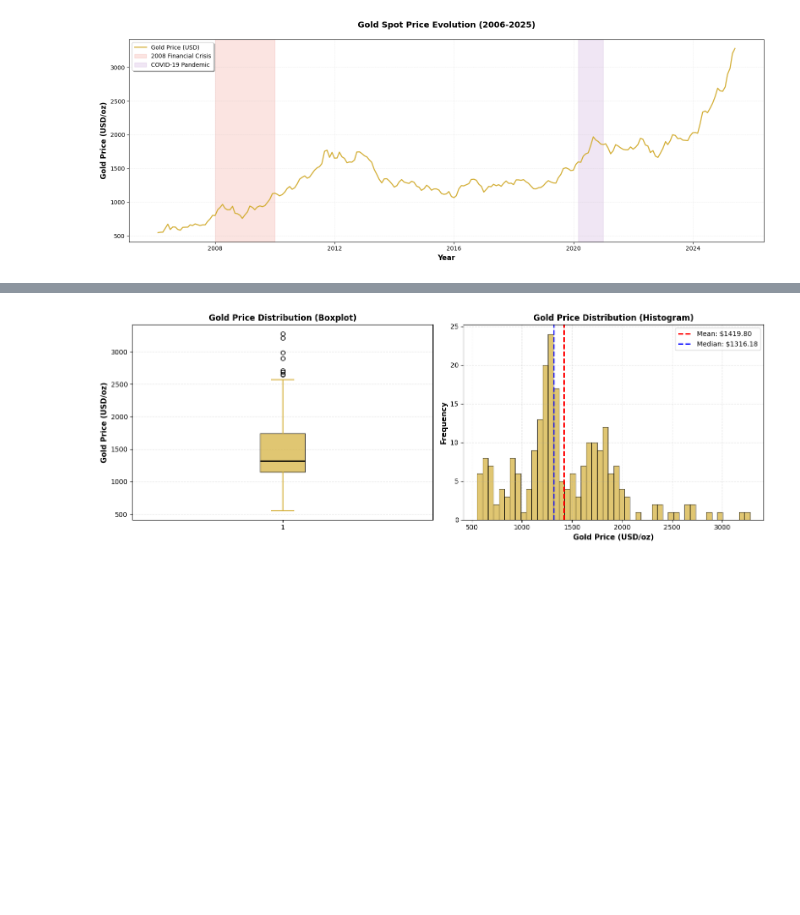
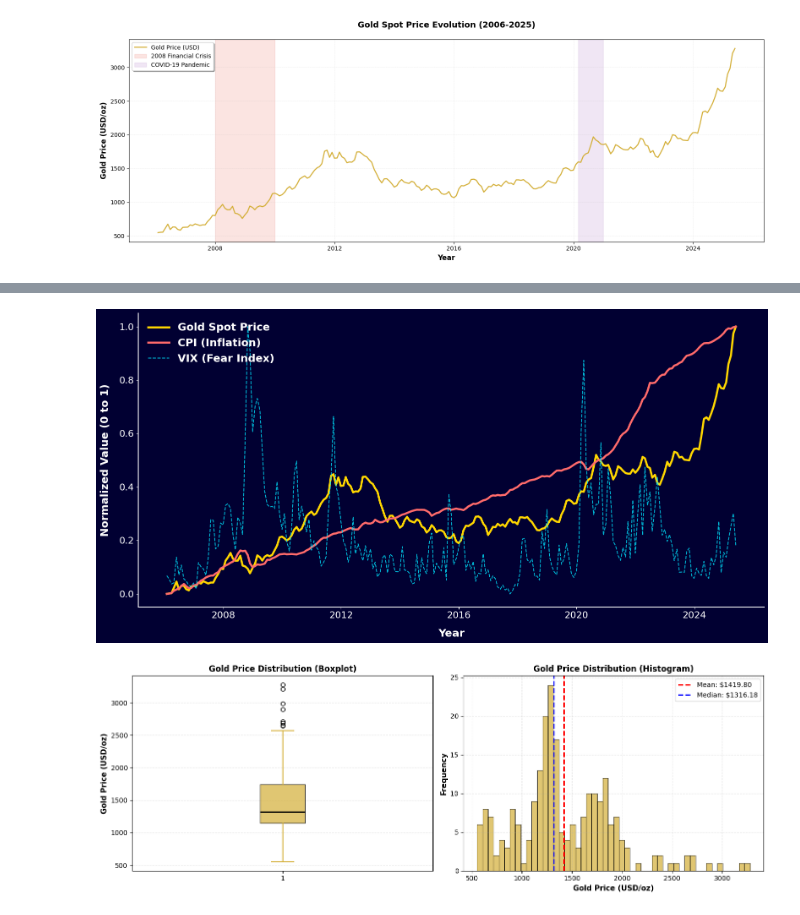
Before and after one commit to HuyPham171-hub/gold-price-prediction, a Jupyter notebook: notebooks/explore.ipynb, the cells around one changed output, grey strips where cells are left out. Cells and saved outputs as stored; diff of their text form; code cells hidden in the pictures; blank space fills up the shorter version.

```diff
--- a/notebooks/explore.ipynb
+++ b/notebooks/explore.ipynb
@@ -242,3 +386,69 @@ plt.show()
+# %%
+import pandas as pd
+import matplotlib.pyplot as plt
+
+# Tedx plot
+# Load data
+combined = pd.read_csv("../data/combined_data.csv", index_col='Date', parse_dates=True)
+
+# Select variables and drop NAs
+plot_data = combined[['Gold_Spot', 'CPI', '^VIX']].dropna()
+
+# Normalize data using Min-Max Scaling
+normalized_data = (plot_data - plot_data.min()) / (plot_data.max() - plot_data.min())
+
+# Colors and Style
+bg_color = '#010032'
+text_color = 'white'
+
+fig, ax = plt.subplots(figsize=(16, 8))
+
+# 1. Dark Background
+fig.patch.set_facecolor(bg_color)
+ax.set_facecolor(bg_color)
+
+# 2. Plotting Lines (Storytelling Focus)
+# Gold Price: Thick, bright yellow line
+ax.plot(normalized_data.index, normalized_data['Gold_Spot'],
+        linewidth=3.5, color='#FFD700', label='Gold Spot Price')
+
+# CPI: Thick, solid red/coral line
+ax.plot(normalized_data.index, normalized_data['CPI'],
+        linewidth=3.5, color='#FF6B6B', label='CPI (Inflation)')
+
+# VIX: Thinner, muted cyan dashed line
+ax.plot(normalized_data.index, normalized_data['^VIX'],
+        linewidth=1.5, color='#00E5FF', alpha=0.8, linestyle='--', label='VIX (Fear Index)')
+
+# 3. Formatting
+# Spines
+ax.spines['top'].set_visible(False)
+ax.spines['right'].set_visible(False)
+ax.spines['left'].set_color(text_color)
+ax.spines['bottom'].set_color(text_color)
+ax.spines['left'].set_linewidth(1.5)
+ax.spines['bottom'].set_linewidth(1.5)
+
+# Grid
+# ax.grid(alpha=0.15, linestyle='--', color='white')
+
+# Ticks and Labels
+ax.tick_params(axis='both', colors=text_color, labelsize=16)
+ax.set_xlabel('Year', fontsize=18, fontweight='bold', color=text_color, labelpad=15)
+ax.set_ylabel('Normalized Value (0 to 1)', fontsize=18, fontweight='bold', color=text_color, labelpad=15)
+# ax.set_title('Trends: Gold, Inflation, and Market Fear (Normalized)',
+#              fontsize=24, fontweight='bold', color=text_color, pad=25)
+
+# 4. Legend
+legend = ax.legend(loc='upper left', fontsize=18, framealpha=0)
+for text in legend.get_texts():
+    text.set_color(text_color)
+    text.set_fontweight('bold')
+
+plt.tight_layout()
+plt.show()
+# %% [output]
+[figure, added]
 # %%
 # 3. Gold Distribution Analysis
 fig, axes = plt.subplots(1, 2, figsize=(14, 5))
```
Also changed, not shown: parts of 2 cells of this notebook, 44 other files.
